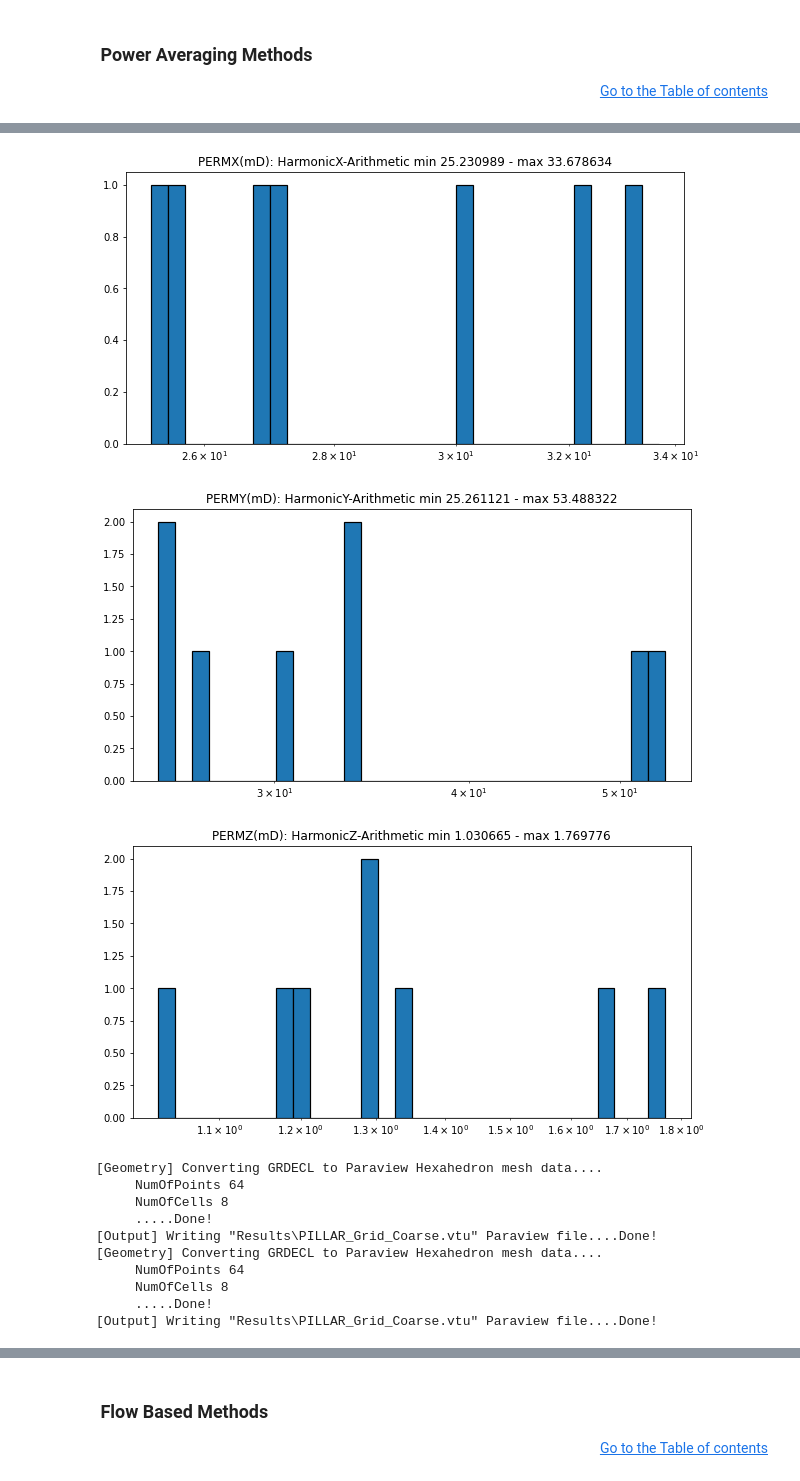
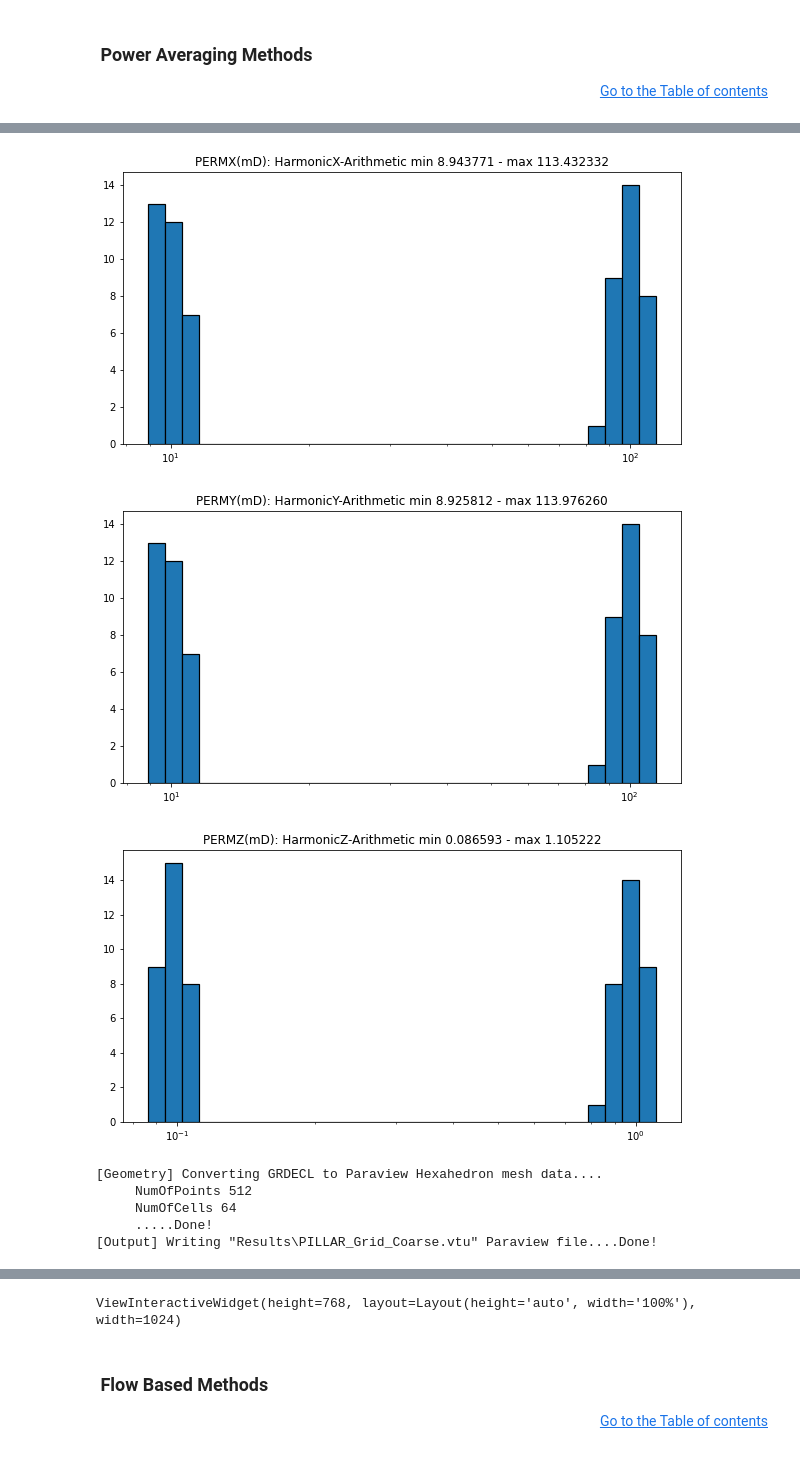
Before and after one commit to BinWang0213/PyGRDECL, a Jupyter notebook: Upscaling_Simplecrdecl.ipynb, the cells around one changed output, grey strips where cells are left out. Drawn from its saved outputs; the diff is of its cells as text; code cells hidden in the pictures.

```diff
--- a/Upscaling_Simplecrdecl.ipynb
+++ b/Upscaling_Simplecrdecl.ipynb
@@ -83,13 +81,13 @@ from utils import *
 physDims=[2000.,1000.,500.]
 
 # 1.2 Set model grid dimensions in gridDims
-Nx=10;  Ny=Nx;  Nz=Nx
+Nx=20;  Ny=Nx;  Nz=Nx
 gridDims=[Nx,Ny,Nz]
 
 # 1.3 Set corner point grid options: Disturbed pillars, Flat Grid, Fault
 opt=buildCPGGrid_opt(\
 disturbed=False,\
-flat=False,\
+flat=True,\
 fault_drop=physDims[2]*0.5,\
 fault_nx=Nx//2)
 
@@ -263,24 +320,19 @@ print(Model.Upscaler.list_upscale_methods())
 # %%
-# 3.3 Upscaling
+# 3.3 Set Power Averaging Upscaling methods
 Model.Upscale_Perm(['Harmx_mean','Harmy_mean','Harmz_mean'])
 
 # 3.3 Compute Pressure for coarse model
 Model2.compute_TPFA_Pressure(Press_inj=1,direction="ijk",Fault_opt=opt)
 # # Model.two_plots_scalar("Pressure").show(False)
-Model2.plot_scalar("PERMX",add_log_scale=True)
+Model2.plot_scalar("PERMX",add_log_scale=True).show()
 
 Model2.plot_streamlines(notebook=True, scalar="V").show()
 # %% [output]
-[figure, old version]
+[figure, new version]
-[figure, old version]
+[figure, new version]
-[figure, old version]
+[figure, new version]
 [Geometry] Converting GRDECL to Paraview Hexahedron mesh data....
-     NumOfPoints 64
-     NumOfCells 8
+     NumOfPoints 512
+     NumOfCells 64
      .....Done!
 [Output] Writing "Results\PILLAR_Grid_Coarse.vtu" Paraview file....Done!
-[Geometry] Converting GRDECL to Paraview Hexahedron mesh data....
-     NumOfPoints 64
-     NumOfCells 8
-     .....Done!
-[Output] Writing "Results\PILLAR_Grid_Coarse.vtu" Paraview file....Done!
@@ -287,0 +345 @@ ViewInteractiveWidget(height=768, layout=Layout(height='auto', width='100%'), wi
+ViewInteractiveWidget(height=768, layout=Layout(height='auto', width='100%'), width=1024)
```
Also changed, not shown: parts of 19 cells of this notebook, 1 other file.
